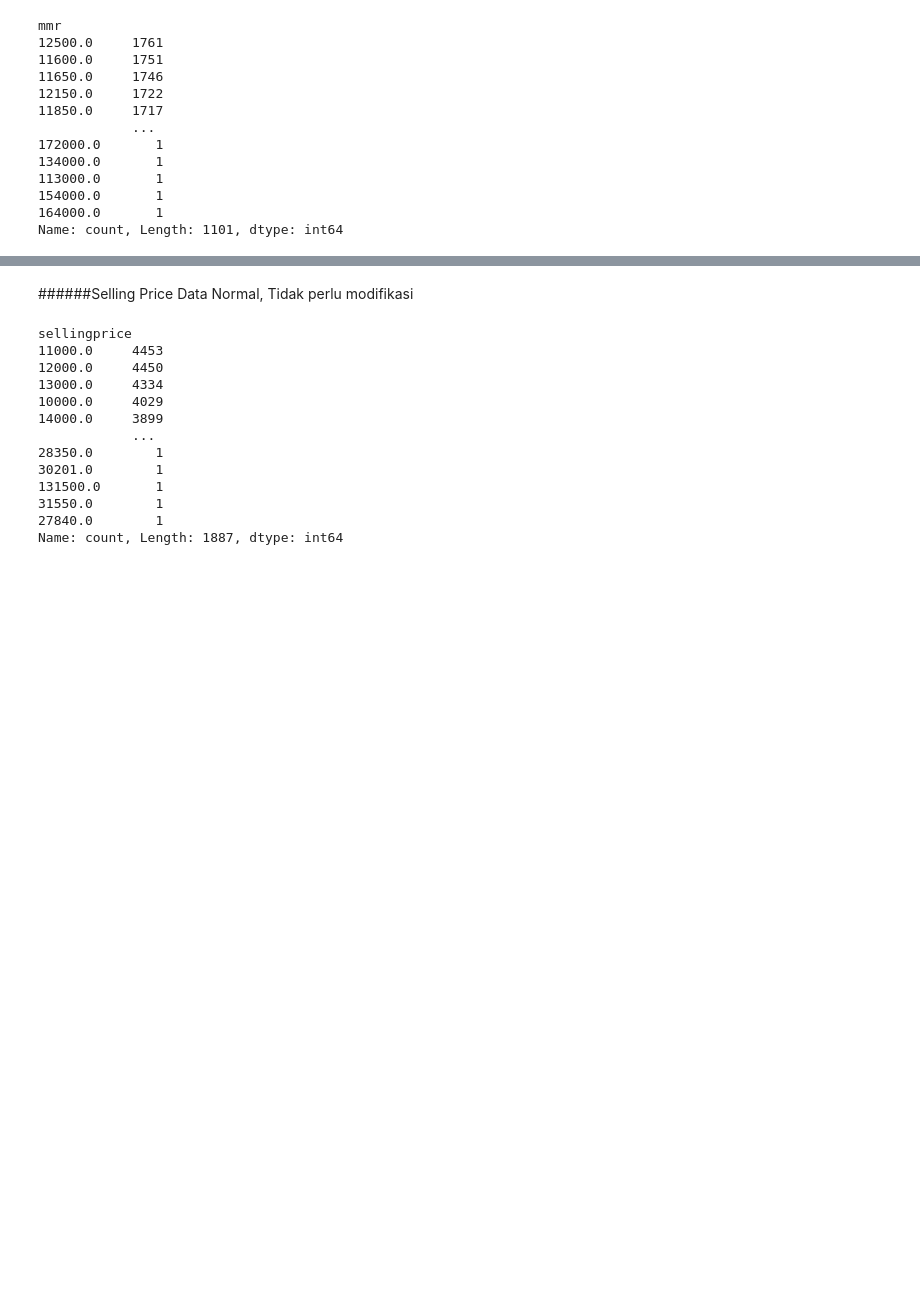
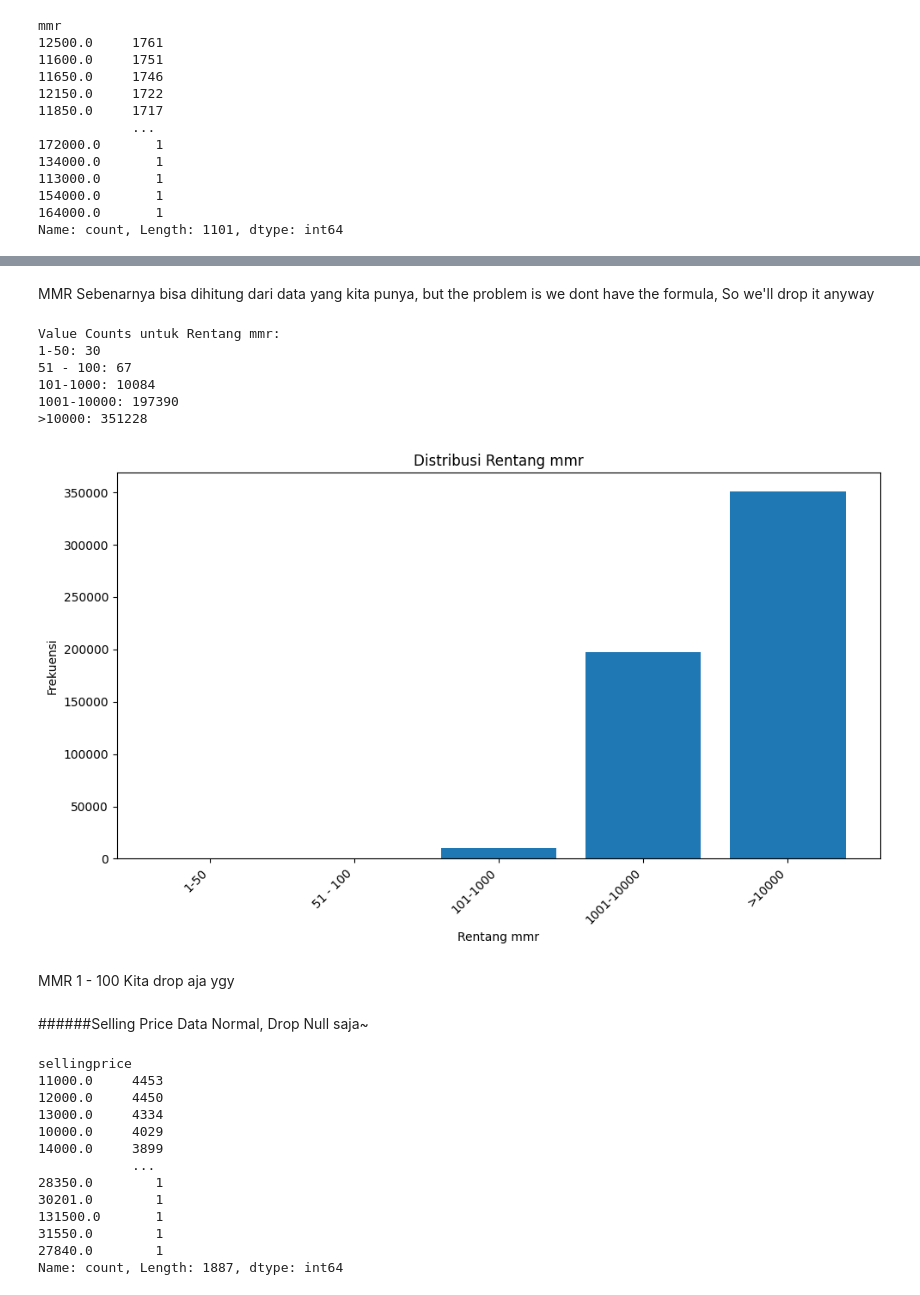
Before and after one commit to Bayhaqieee/GDG_ML_Learning, a Jupyter notebook: Hands_on_DataAnalysis_.ipynb, the cells around one changed output, grey strips where cells are left out. Saved outputs shown, nothing was run; the diff lists cells and outputs as text; code cells hidden in the pictures; blank space fills up the shorter version.

```diff
--- a/Hands_on_DataAnalysis_.ipynb
+++ b/Hands_on_DataAnalysis_.ipynb
@@ -487,6 +933,41 @@ Name: count, Length: 1101, dtype: int64
+# %% [markdown]
+MMR Sebenarnya bisa dihitung dari data yang kita punya, but the problem is we dont have the formula, So we'll drop it anyway
+# %%
+# Membuat bin untuk rentang mmr
+bins = [1,50, 100, 1000, 10000, float('inf')]  # float('inf') untuk nilai > 50000
+labels = ['1-50','51 - 100', '101-1000', '1001-10000', '>10000']
+
+# Menetapkan data ke bin dan menghitung kemunculan
+df_data['mmr_range'] = pd.cut(df_data['mmr'], bins=bins, labels=labels, right=False)
+mmr_counts = df_data['mmr_range'].value_counts().sort_index()
+
+# Menampilkan value counts untuk setiap rentang mmr
+print("Value Counts untuk Rentang mmr:")
+for range_label, count in mmr_counts.items():
+    print(f"{range_label}: {count}")
+
+# Membuat diagram batang
+plt.figure(figsize=(10, 6))  # Menyesuaikan ukuran gambar sesuai kebutuhan
+plt.bar(mmr_counts.index, mmr_counts.values)
+plt.title('Distribusi Rentang mmr')
+plt.xlabel('Rentang mmr')
+plt.ylabel('Frekuensi')
+plt.xticks(rotation=45, ha='right')  # Memutar label sumbu x agar lebih mudah dibaca
+plt.tight_layout()  # Menyesuaikan tata letak untuk mencegah label tumpang tindih
+plt.show()
+# %% [output]
+Value Counts untuk Rentang mmr:
+1-50: 30
+51 - 100: 67
+101-1000: 10084
+1001-10000: 197390
+>10000: 351228
+[figure, added]
+# %% [markdown]
+MMR 1 - 100 Kita drop aja ygy
 # %% [markdown]
 ######Selling Price
-Data Normal, Tidak perlu modifikasi
+Data Normal, Drop Null saja~
 # %%
 # Frequency Analysis
 print(df_data['sellingprice'].value_counts())
```
Also changed, not shown: parts of 62 cells of this notebook.
